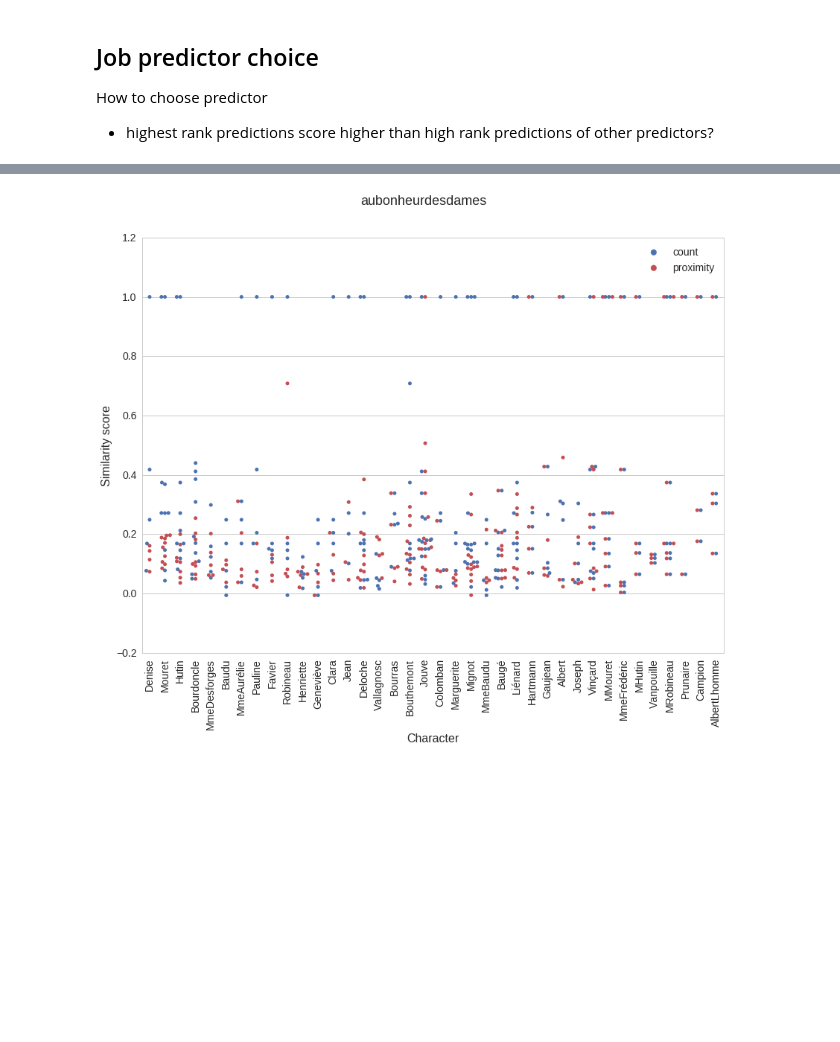
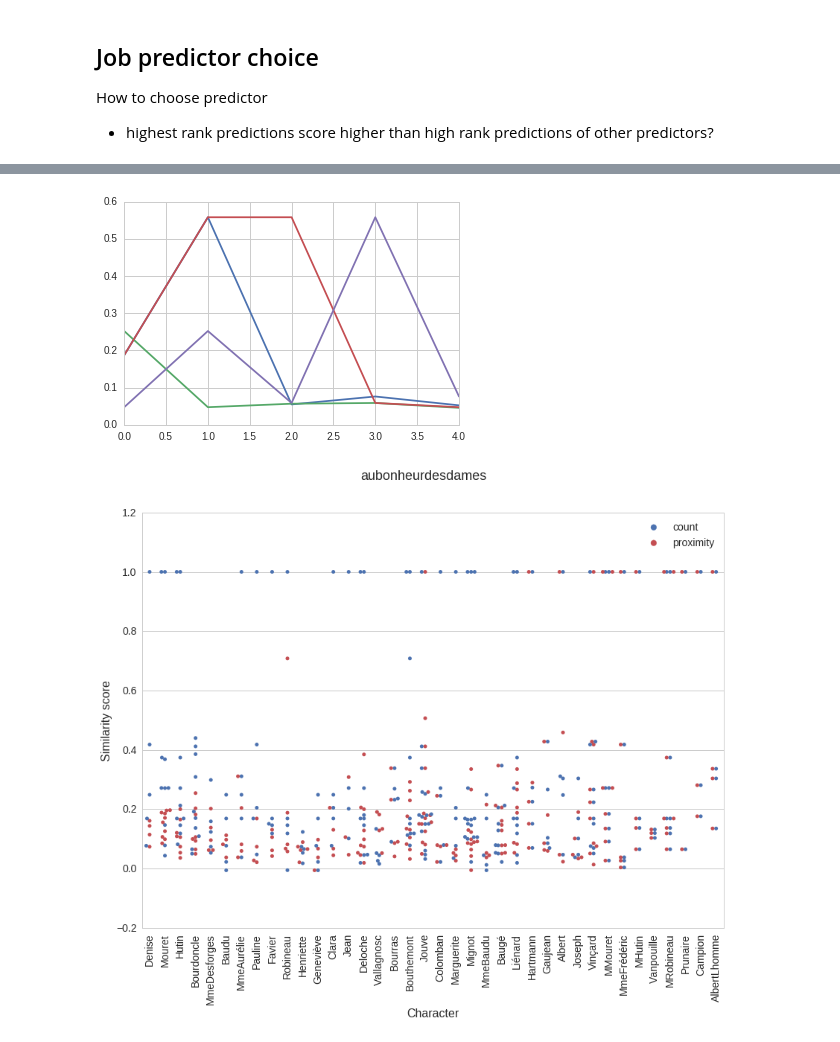
Before and after one commit to semplea/characters-meta, a Jupyter notebook: python/tester.ipynb, the cells around one changed output, grey strips where cells are left out. Cells and saved outputs as stored; diff of their text form; code cells hidden in the pictures; blank space fills up the shorter version.

```diff
--- a/python/tester.ipynb
+++ b/python/tester.ipynb
@@ -94,3 +74,25 @@ plt.show()
+# %%
+book = 'letourdumondeen80jours'
+name1 = book + '_count_full_decr'
+name2 = book + '_proximity_full_decr'
+name3 = book + '_count_expo_decr'
+name4 = book + '_proximity_expo_decr'
+character = 'Passepartout'
+
+def plot_char_similarity(name, character, df_dict):
+    df = df_dict[name].fillna(0)
+    df = df[df.Character == character]
+    df = df.groupby(['Rank'])['Similarity'].mean()
+    plt.plot(df);
+
+plot_char_similarity(name1, character, df_dict)
+plot_char_similarity(name2, character, df_dict)
+plot_char_similarity(name3, character, df_dict)
+plot_char_similarity(name4, character, df_dict)
+
+plt.show()
+# %% [output]
+[figure, added]
 # %%
 book = 'aubonheurdesdames'
 name1 = book + '_count_full_const'
```
Also changed, not shown: parts of 4 cells of this notebook, 2 other files.
